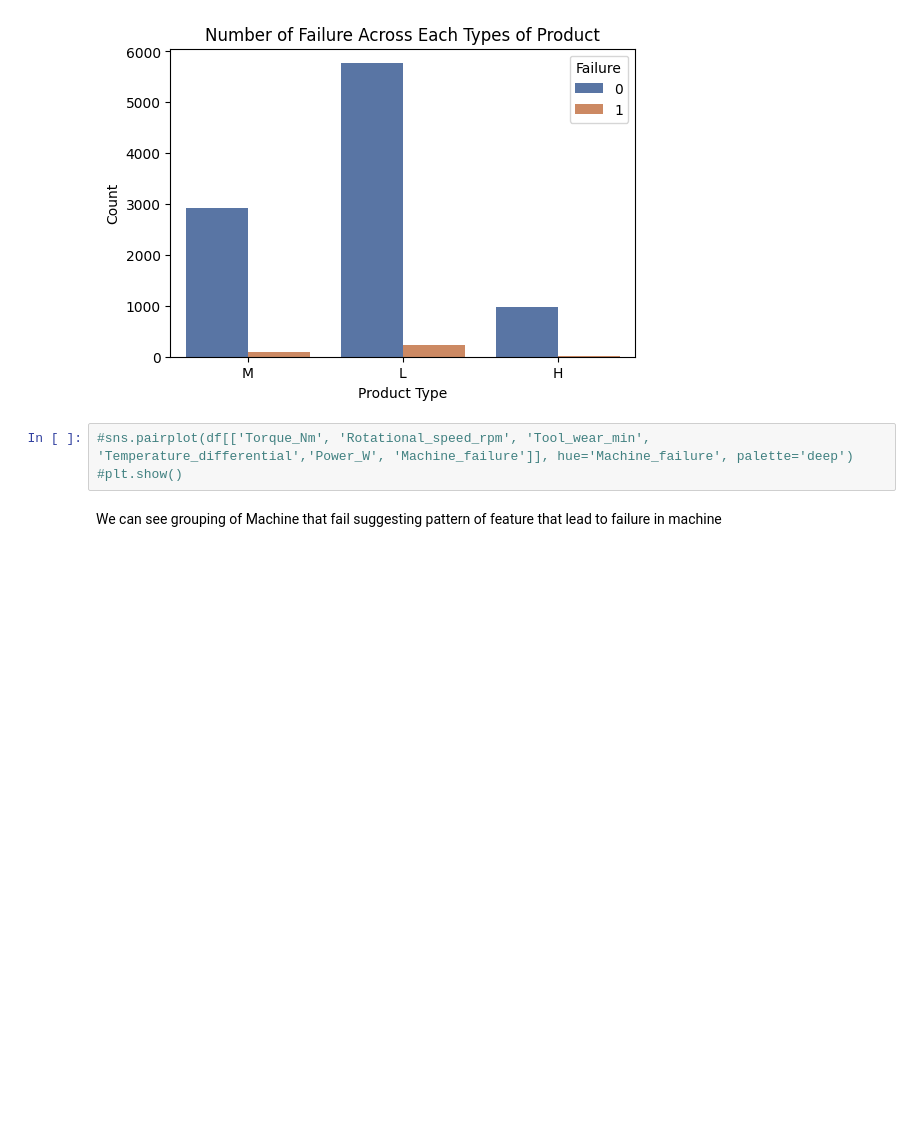
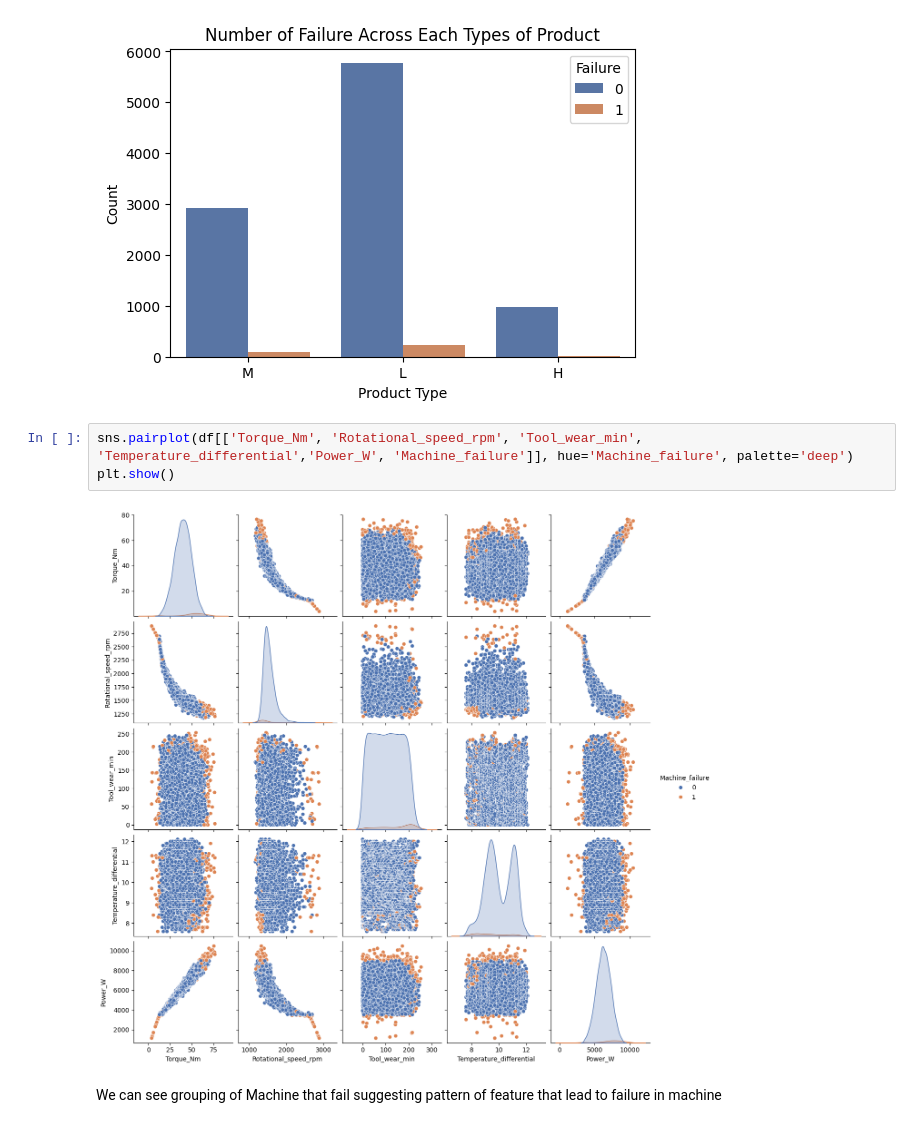
Before and after one commit to AkalaponCh/Machine-Learning, a Jupyter notebook: Machine Failure Prediction using Supervised Learning/Predictive_Maintenance_Dataset_Classification.ipynb, the cells around one changed output. Saved outputs shown, nothing was run; the diff lists cells and outputs as text; blank space fills up the shorter version.

```diff
--- a/Machine Failure Prediction using Supervised Learning/Predictive_Maintenance_Dataset_Classification.ipynb
+++ b/Machine Failure Prediction using Supervised Learning/Predictive_Maintenance_Dataset_Classification.ipynb
@@ -152,7 +152,9 @@ plt.show()
 # %% [output]
 [figure]
 # %%
-#sns.pairplot(df[['Torque_Nm', 'Rotational_speed_rpm', 'Tool_wear_min', 'Temperature_differential','Power_W', 'Machine_failure']], hue='Machine_failure', palette='deep')
-#plt.show()
+sns.pairplot(df[['Torque_Nm', 'Rotational_speed_rpm', 'Tool_wear_min', 'Temperature_differential','Power_W', 'Machine_failure']], hue='Machine_failure', palette='deep')
+plt.show()
+# %% [output]
+[figure, added]
 # %% [markdown]
 We can see grouping of Machine that fail suggesting pattern of feature that lead to failure in machine
```
Also changed, not shown: parts of 1 cell of this notebook.
